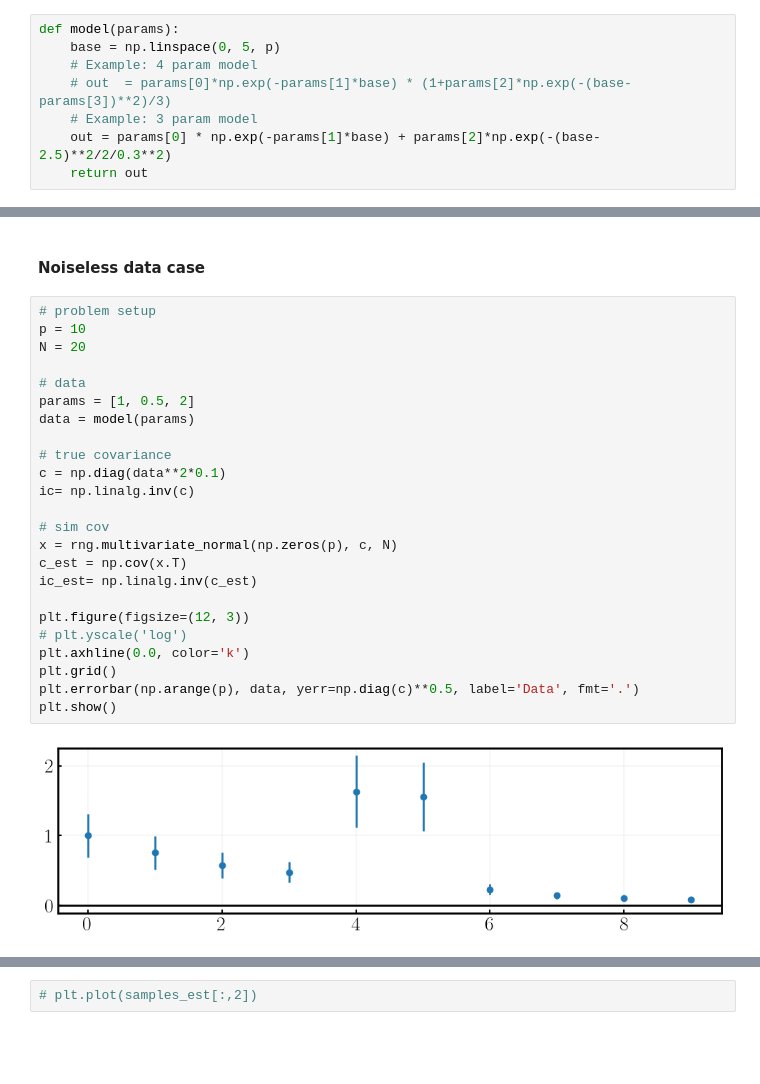
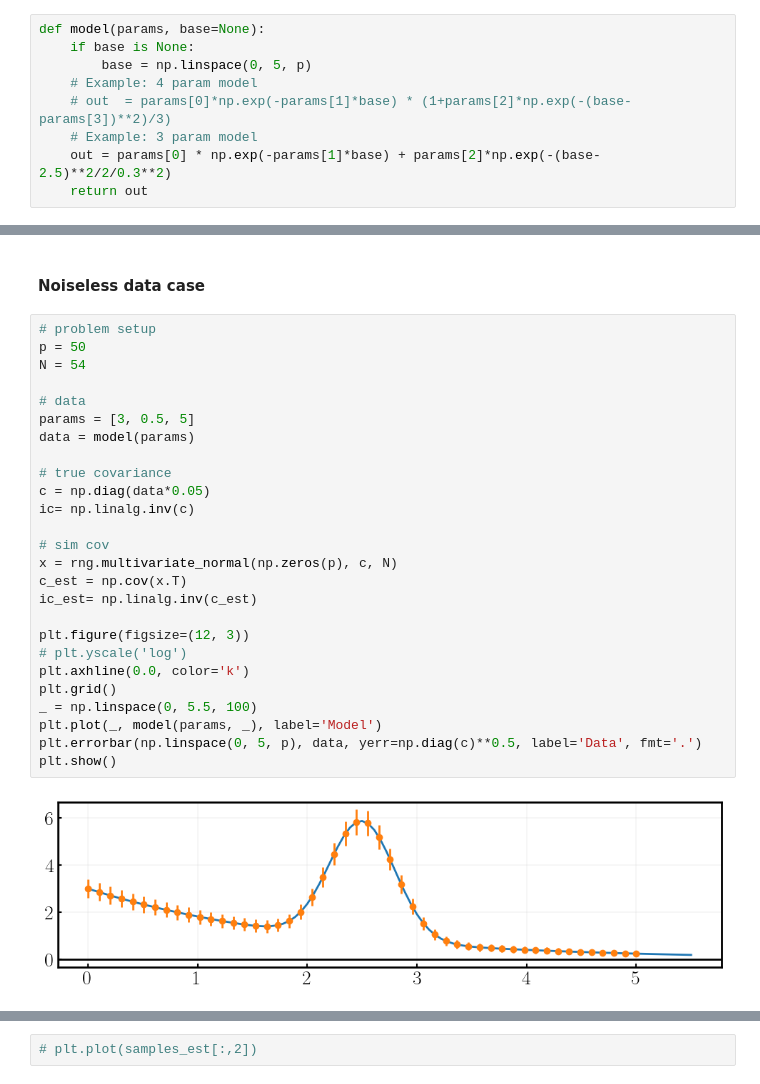
Before and after one commit to rchgomes/3pcf_integrator, a Jupyter notebook: plot-notebooks/moped-toy-model.ipynb, the cells around one changed output, grey strips where cells are left out. Drawn from its saved outputs; the diff is of its cells as text; blank space fills up the shorter version.

```diff
--- a/plot-notebooks/moped-toy-model.ipynb
+++ b/plot-notebooks/moped-toy-model.ipynb
@@ -57,7 +58,8 @@ import emcee
 from getdist import plots, MCSamples
 # %%
-def model(params):
-    base = np.linspace(0, 5, p)
+def model(params, base=None):
+    if base is None:
+        base = np.linspace(0, 5, p)
     # Example: 4 param model
     # out  = params[0]*np.exp(-params[1]*base) * (1+params[2]*np.exp(-(base-params[3])**2)/3)
     # Example: 3 param model
@@ -129,29 +158,31 @@ def sample_param(data, ic, params, b=None, nwalkers=10, boundary=None):
 #### Noiseless data case
 # %%
 # problem setup
-p = 10
-N = 20
+p = 50
+N = 54
 
 # data
-params = [1, 0.5, 2]
+params = [3, 0.5, 5]
 data = model(params)
 
 # true covariance
-c = np.diag(data**2*0.1)
+c = np.diag(data*0.05)
 ic= np.linalg.inv(c)
 
 # sim cov
 x = rng.multivariate_normal(np.zeros(p), c, N)
 c_est = np.cov(x.T)
 ic_est= np.linalg.inv(c_est)
 
 plt.figure(figsize=(12, 3))
 # plt.yscale('log')
 plt.axhline(0.0, color='k')
 plt.grid()
-plt.errorbar(np.arange(p), data, yerr=np.diag(c)**0.5, label='Data', fmt='.')
+_ = np.linspace(0, 5.5, 100)
+plt.plot(_, model(params, _), label='Model')
+plt.errorbar(np.linspace(0, 5, p), data, yerr=np.diag(c)**0.5, label='Data', fmt='.')
 plt.show()
 # %% [output]
-[figure, old version]
+[figure, new version]
 # %%
 names = ['a', 'b', 'c']
```
Also changed, not shown: parts of 8 cells of this notebook, 50 other files.
